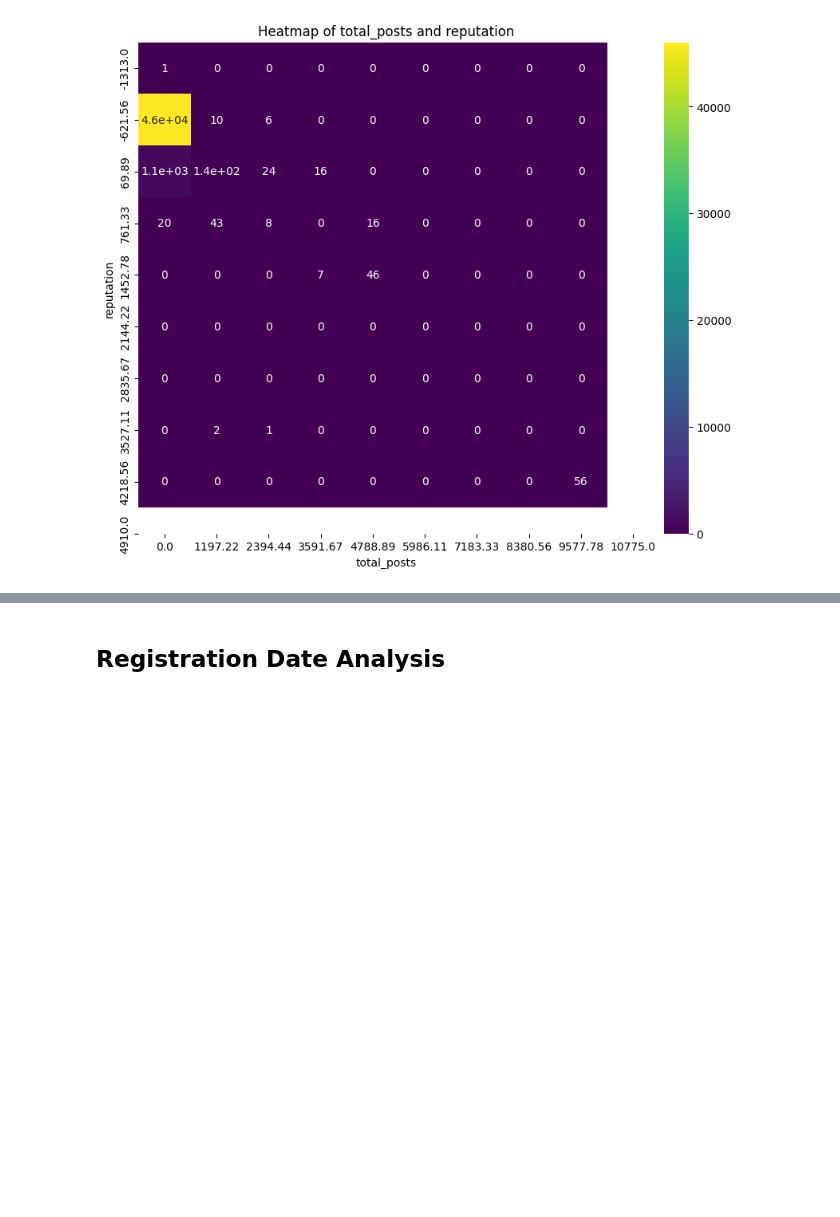
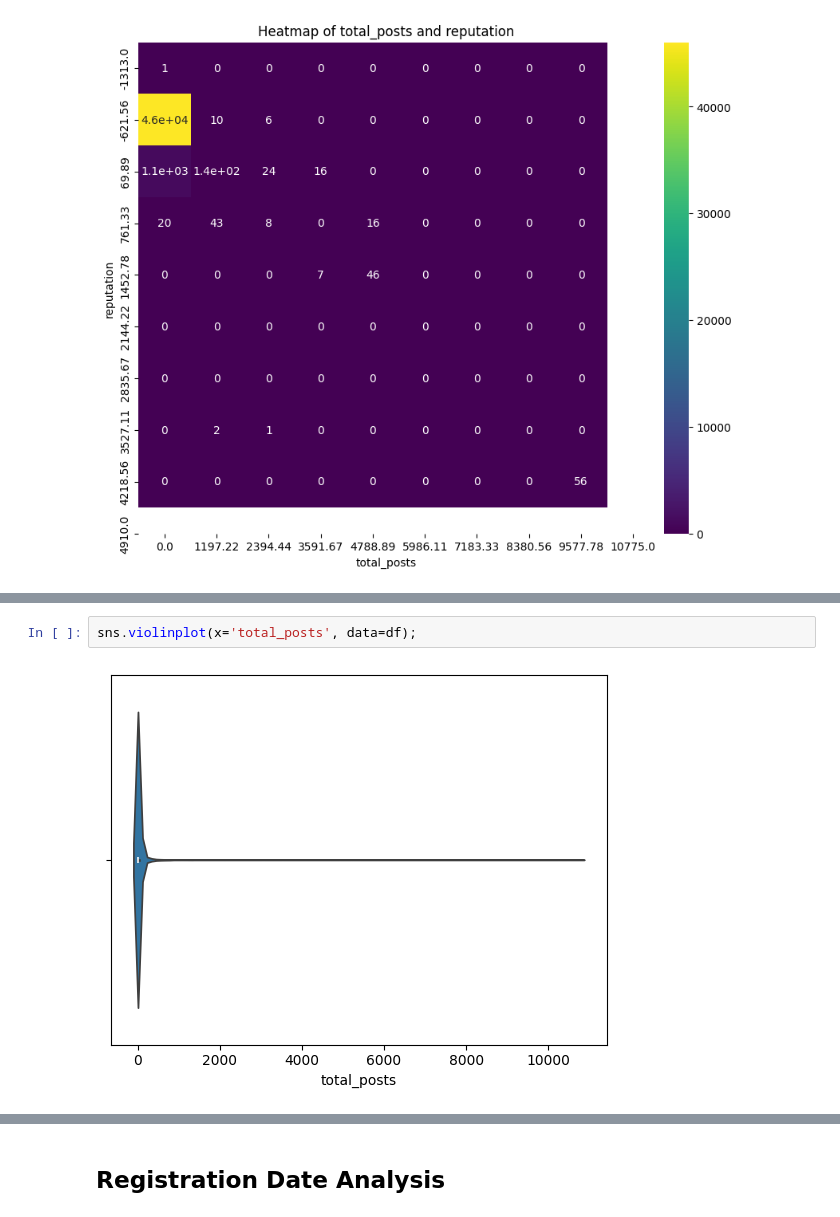
Before and after one commit to D0men1c0/ISSR_Darkweb, a Jupyter notebook: Analyze_files/an_members.ipynb, the cells around one changed output, grey strips where cells are left out. Cells and saved outputs as stored; diff of their text form; blank space fills up the shorter version.

```diff
--- a/Analyze_files/an_members.ipynb
+++ b/Analyze_files/an_members.ipynb
@@ -325,0 +346,4 @@ plt.title('Heatmap of total_posts and reputation');
+# %%
+sns.violinplot(x='total_posts', data=df);
+# %% [output]
+[figure, added]
```
Also changed, not shown: parts of 24 cells of this notebook, 1 other file.
